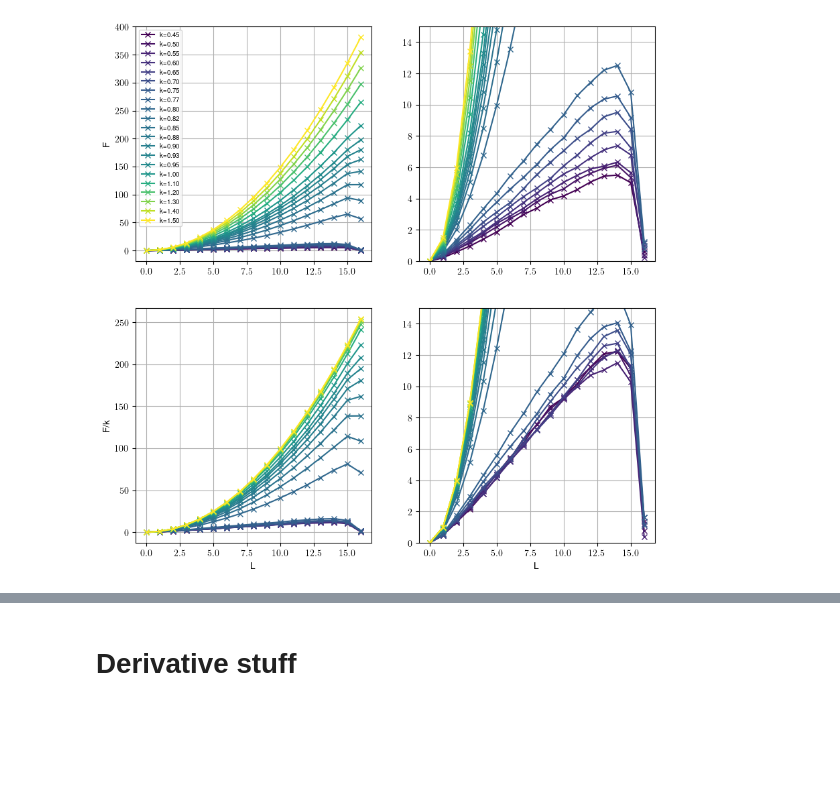
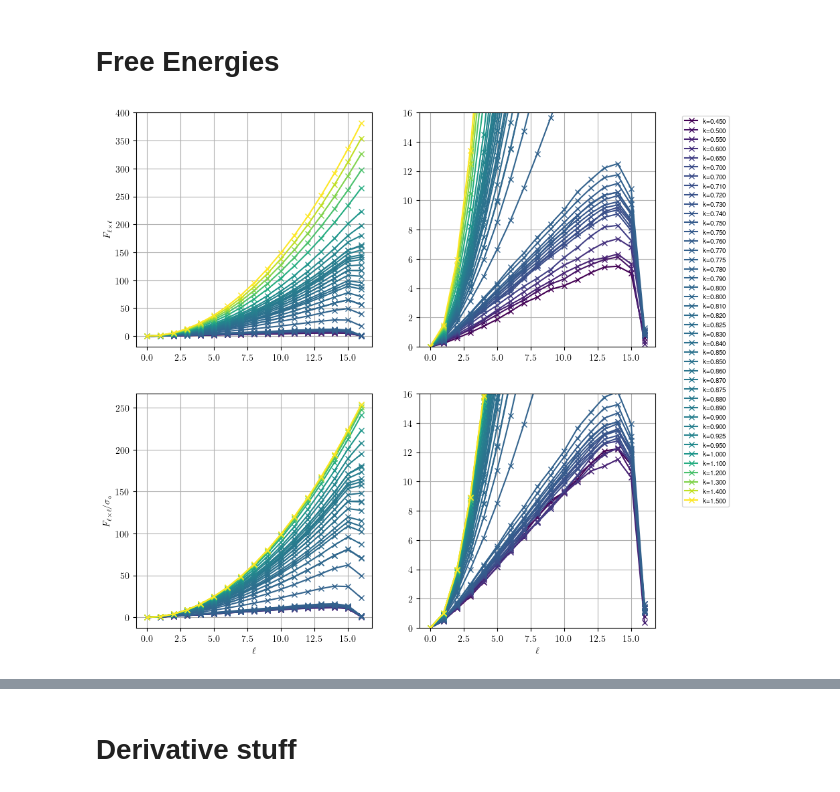
Before and after one commit to Renmusxd/GaugeTheoryRunner, a Jupyter notebook: jupyter/PlotMarkovLoopProbs.ipynb, the cells around one changed output, grey strips where cells are left out. Drawn from its saved outputs; the diff is of its cells as text; code cells hidden in the pictures; blank space fills up the shorter version.

Commit message:
Add error analysis to markov loops

```diff
--- a/jupyter/PlotMarkovLoopProbs.ipynb
+++ b/jupyter/PlotMarkovLoopProbs.ipynb
@@ -22,0 +13,10 @@ for file in os.listdir(basedir):
+# %%
+data = {}
+
+for file in sorted(os.listdir(basedir)):
+    if file.endswith(".npz"):
+        arr = numpy.load(os.path.join(basedir, file))
+        L = arr["L"][()]
+        if L not in data:
+            data[L] = []
+        data[L].append({key: arr[key] for key in arr._files})
@@ -22,0 +46,20 @@ for file in os.listdir(basedir):
+# %%
+L = 16
+
+ks = []
+pups = []
+pupstds = []
+pdowns = []
+pdownstds = []
+for d in sorted(data[L], key=lambda d: d["k"][()]):
+    if "all_transition_probs" in d:
+        k = d["k"][()]
+        tp = d["all_transition_probs"]
+        means = tp.mean(axis=0)
+        stderrs = tp.std(axis=0) / numpy.sqrt(tp.shape[0])
+        pyplot.errorbar(numpy.arange(means.shape[0]), means[:,0], yerr=stderrs[:,0], label=f"{k:.3f}", fmt='.')
+        pyplot.errorbar(numpy.arange(means.shape[0]), means[:,1], yerr=stderrs[:,1], label=f"{k:.3f}", fmt='.')
+        break
+pyplot.yscale('log')
+pyplot.grid()
+pyplot.show()
@@ -23,3 +124,5 @@ for file in os.listdir(basedir):
+# %% [markdown]
+# Free Energies
 # %%
 L = 16
 
@@ -27,41 +130,42 @@ kmin = min(d["k"][()] for d in data[L])
 kmax = max(d["k"][()] for d in data[L])
 norm = matplotlib.colors.Normalize(vmin=kmin,vmax=kmax)
 colormap = matplotlib.colormaps["viridis"]
 cmap = lambda x: colormap(norm(x))
 
 fig, axs = pyplot.subplots(2,2, figsize=(10,10))
 
 for d in sorted(data[L], key=lambda d: d["k"][()]):
     k = d["k"][()]
     axs[0,0].plot([d["free_energy"][i*i] for i in range(L+1)], "x-", label=f"k={k:.2f}", c=cmap(k))
 axs[0,0].grid()
-axs[0,0].legend(fontsize=7)
-axs[0,0].set_ylabel("F")
+axs[0,0].set_ylabel(r"$F_{\ell \times \ell}$")
 
 for d in sorted(data[L], key=lambda d: d["k"][()]):
     k = d["k"][()]
     axs[1,0].plot([d["free_energy"][i*i] / k for i in range(L+1)], "x-", label=f"k={k:.3f}", c=cmap(k))
 axs[1,0].grid()
-axs[1,0].set_xlabel("L")
-axs[1,0].set_ylabel("F/k")
+axs[1,0].set_xlabel(r"$\ell$")
+axs[1,0].set_ylabel(r"$F_{\ell \times \ell}/\sigma_\circ$")
 
 for d in sorted(data[L], key=lambda d: d["k"][()]):
     k = d["k"][()]
     axs[0,1].plot([d["free_energy"][i*i] for i in range(L+1)], "x-", label=f"k={k:.3f}", c=cmap(k))
 axs[0,1].grid()
-axs[0,1].set_ylim([0,15])
+axs[0,1].set_ylim([0,16])
 
 for d in sorted(data[L], key=lambda d: d["k"][()]):
     k = d["k"][()]
     axs[1,1].plot([d["free_energy"][i*i] / k for i in range(L+1)], "x-", label=f"k={k:.3f}", c=cmap(k))
 axs[1,1].grid()
-axs[1,1].set_ylim([0,15])
-axs[1,1].set_xlabel("L")
+axs[1,1].set_ylim([0,16])
+axs[1,1].set_xlabel(r"$\ell$")
+
+axs[0,1].legend(fontsize=7, bbox_to_anchor=(1.1,1.0))
 
 pyplot.savefig("free_energy_flows.png")
 pyplot.show()
 # %% [output]
-[figure, old version]
+[figure, new version]
 # %%
 L = 16
 
```
Also changed, not shown: parts of 13 cells of this notebook.
